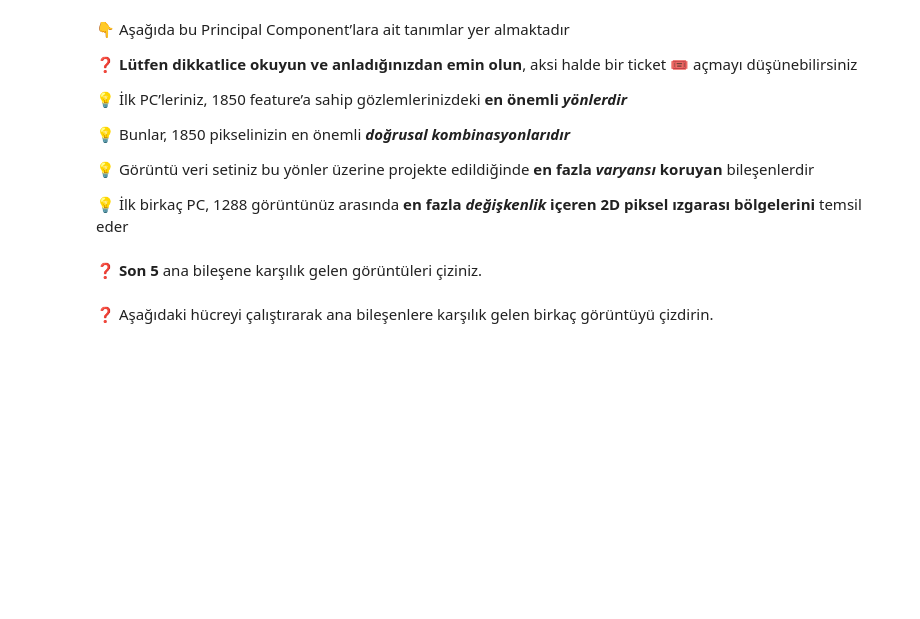
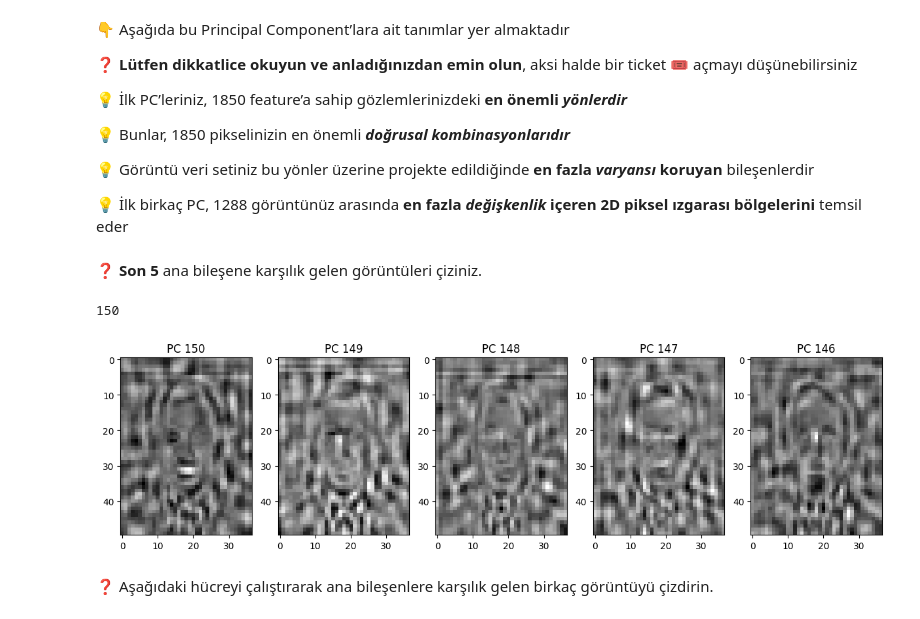
Before and after one commit to selenaksit-afk/S17D3-S-data-face-recoginition, a Jupyter notebook: face_recognition.ipynb, the cells around one changed output. Cells and saved outputs as stored; diff of their text form; code cells hidden in the pictures; blank space fills up the shorter version.

```diff
--- a/face_recognition.ipynb
+++ b/face_recognition.ipynb
@@ -249,3 +275,15 @@ Biz sadece bunları normal görüntüler olarak görselleştirebilmek için yeni
+# %%
+pca.components_.shape[0]
+# %% [output]
+150
+# %%
+fig=plt.figure(figsize=(15,20))
+for i in range(5):
+    plt.subplot(1, 5, i+1)
+    plt.title(f'PC { pca.components_.shape[0] - i}', size=12)
+    plt.imshow(pca.components_[-i-1].reshape(50, 37), cmap=plt.cm.gray)
+# %% [output]
+[figure, added]
 # %% [markdown]
 ❓ Aşağıdaki hücreyi çalıştırarak ana bileşenlere karşılık gelen birkaç görüntüyü çizdirin.
 # %%
```
Also changed, not shown: parts of 16 cells of this notebook, 1 other file.
